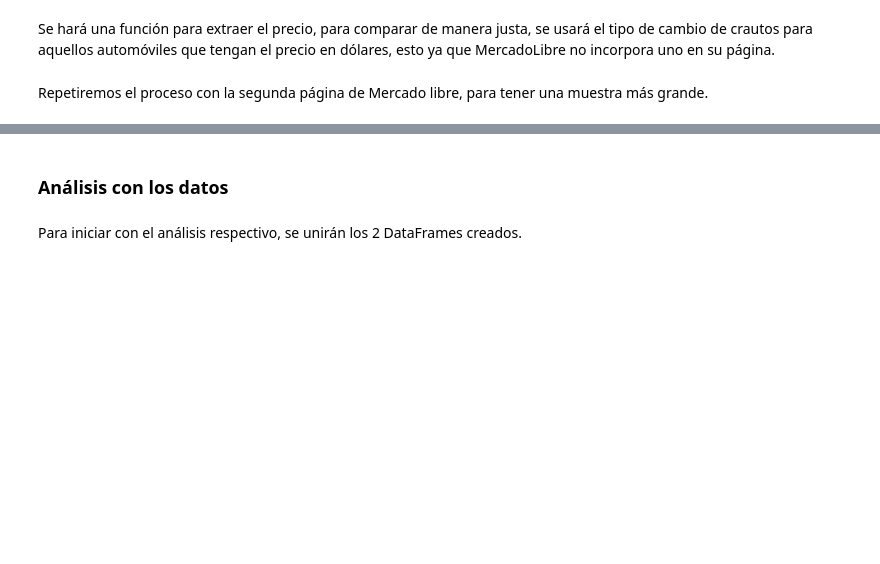
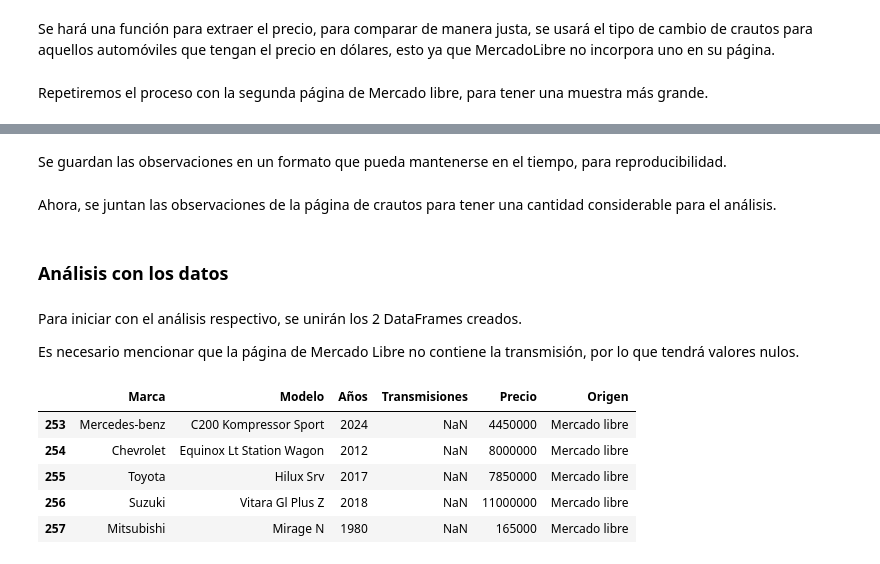
Before and after one commit to Santifer0803/Proyecto_individual_herramientas_II, a Jupyter notebook: cod/Proyecto_individual.ipynb, the cells around one changed output, grey strips where cells are left out. Drawn from its saved outputs; the diff is of its cells as text; code cells hidden in the pictures; blank space fills up the shorter version.

```diff
--- a/cod/Proyecto_individual.ipynb
+++ b/cod/Proyecto_individual.ipynb
@@ -529,4 +583,8 @@ df_carros_b.tail()
+# %% [markdown]
+Se guardan las observaciones en un formato que pueda mantenerse en el tiempo, para reproducibilidad.
 # %%
 # Se guardan los DataFrames en excel para añadir más observaciones el día siguiente, estos se comentan para no guardar archivos en cada ejecución
 # df_carros.to_excel('autos_crautos.xlsx', index = False)
 # df_carros_b.to_excel('autos_mercado_libre.xlsx', index = False)
+# %% [markdown]
+Ahora, se juntan las observaciones de la página de crautos para tener una cantidad considerable para el análisis.
@@ -534,3 +607,22 @@ df_carros_b.tail()
 ### Análisis con los datos
 # %% [markdown]
 Para iniciar con el análisis respectivo, se unirán los 2 DataFrames creados.
+
+Es necesario mencionar que la página de Mercado Libre no contiene la transmisión, por lo que tendrá valores nulos.
+# %%
+# Se descargan por separado los archivos
+df_crautos = pd.read_excel('autos_crautos.xlsx')
+df_merclib = pd.read_excel('autos_mercado_libre.xlsx')
+
+# Se juntan los DataFrames y se resetea su índice
+df_final = pd.concat([df_crautos, df_merclib], ignore_index = True)
+df_final = df_final.reset_index(drop = True)
+
+df_final.tail()
+# %% [output]
+|  | Marca | Modelo | Años | Transmisiones | Precio | Origen |
+| 253 | Mercedes-benz | C200 Kompressor Sport | 2024 | NaN | 4450000 | Mercado libre |
+| 254 | Chevrolet | Equinox Lt Station Wagon | 2012 | NaN | 8000000 | Mercado libre |
+| 255 | Toyota | Hilux Srv | 2017 | NaN | 7850000 | Mercado libre |
+| 256 | Suzuki | Vitara Gl Plus Z | 2018 | NaN | 11000000 | Mercado libre |
+| 257 | Mitsubishi | Mirage N | 1980 | NaN | 165000 | Mercado libre |
```
Also changed, not shown: parts of 13 cells of this notebook, 1 other file.
